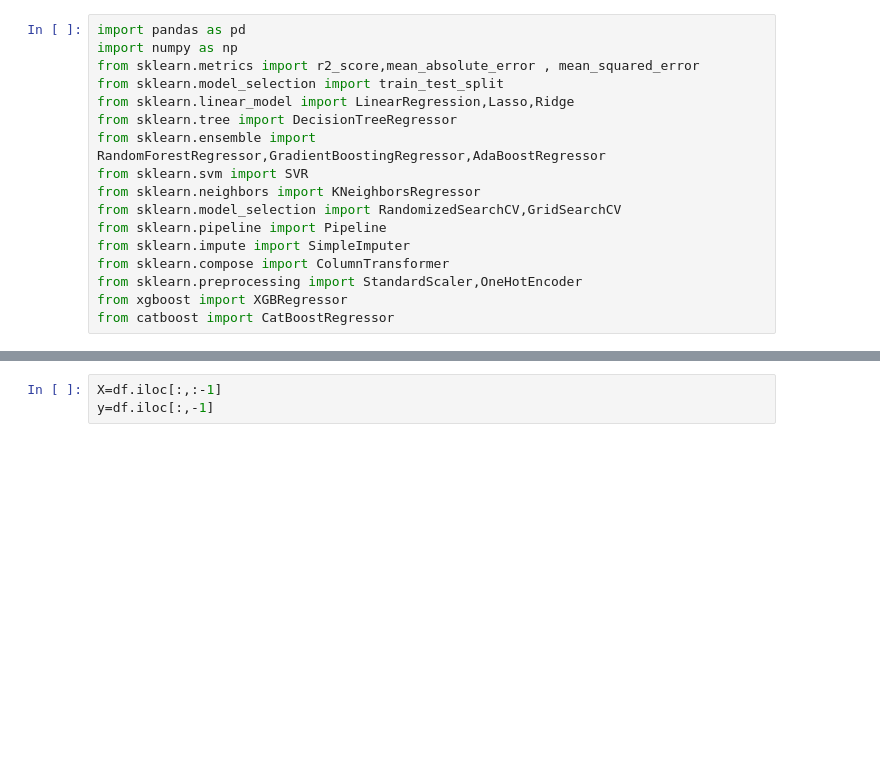
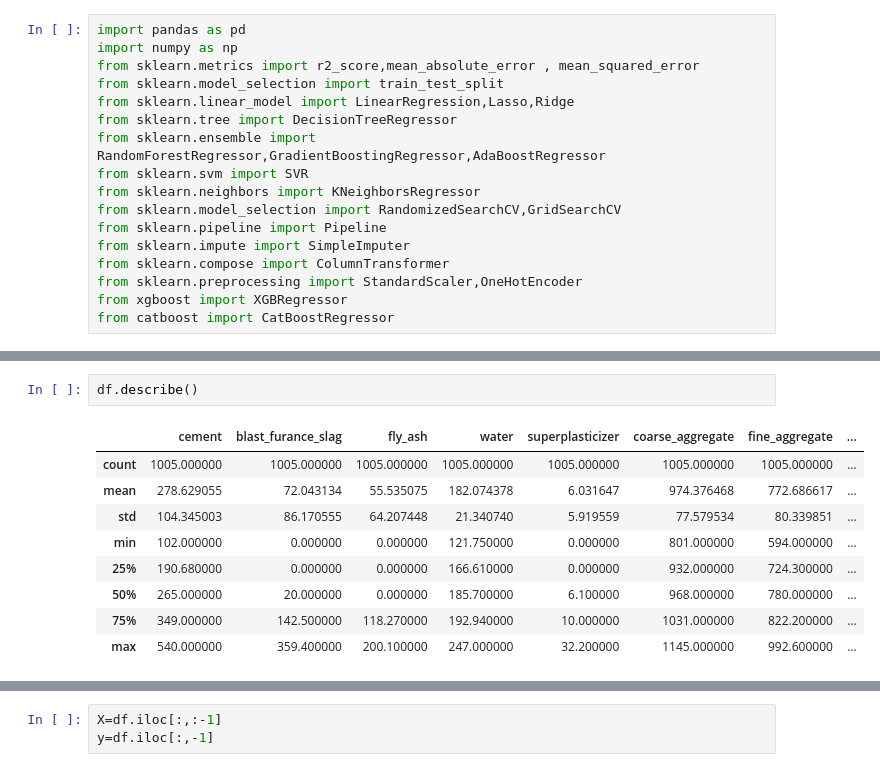
Before and after one commit to arpitkanani/Cement-Strengthen-prediction-, a Jupyter notebook: notebooks/model_training.ipynb, the cells around one changed output, grey strips where cells are left out. Cells and saved outputs as stored; diff of their text form; blank space fills up the shorter version.

```diff
--- a/notebooks/model_training.ipynb
+++ b/notebooks/model_training.ipynb
@@ -19,0 +35,12 @@ df=pd.read_csv(r'data/cement_data_cleaned.csv')
+# %%
+df.describe()
+# %% [output]
+|  | cement | blast_furance_slag | fly_ash | water | superplasticizer | coarse_aggregate | fine_aggregate | ... |
+| count | 1005.000000 | 1005.000000 | 1005.000000 | 1005.000000 | 1005.000000 | 1005.000000 | 1005.000000 | ... |
+| mean | 278.629055 | 72.043134 | 55.535075 | 182.074378 | 6.031647 | 974.376468 | 772.686617 | ... |
+| std | 104.345003 | 86.170555 | 64.207448 | 21.340740 | 5.919559 | 77.579534 | 80.339851 | ... |
+| min | 102.000000 | 0.000000 | 0.000000 | 121.750000 | 0.000000 | 801.000000 | 594.000000 | ... |
+| 25% | 190.680000 | 0.000000 | 0.000000 | 166.610000 | 0.000000 | 932.000000 | 724.300000 | ... |
+| 50% | 265.000000 | 20.000000 | 0.000000 | 185.700000 | 6.100000 | 968.000000 | 780.000000 | ... |
+| 75% | 349.000000 | 142.500000 | 118.270000 | 192.940000 | 10.000000 | 1031.000000 | 822.200000 | ... |
+| max | 540.000000 | 359.400000 | 200.100000 | 247.000000 | 32.200000 | 1145.000000 | 992.600000 | ... |
```
Also changed, not shown: parts of 7 cells of this notebook, 17 other files.
